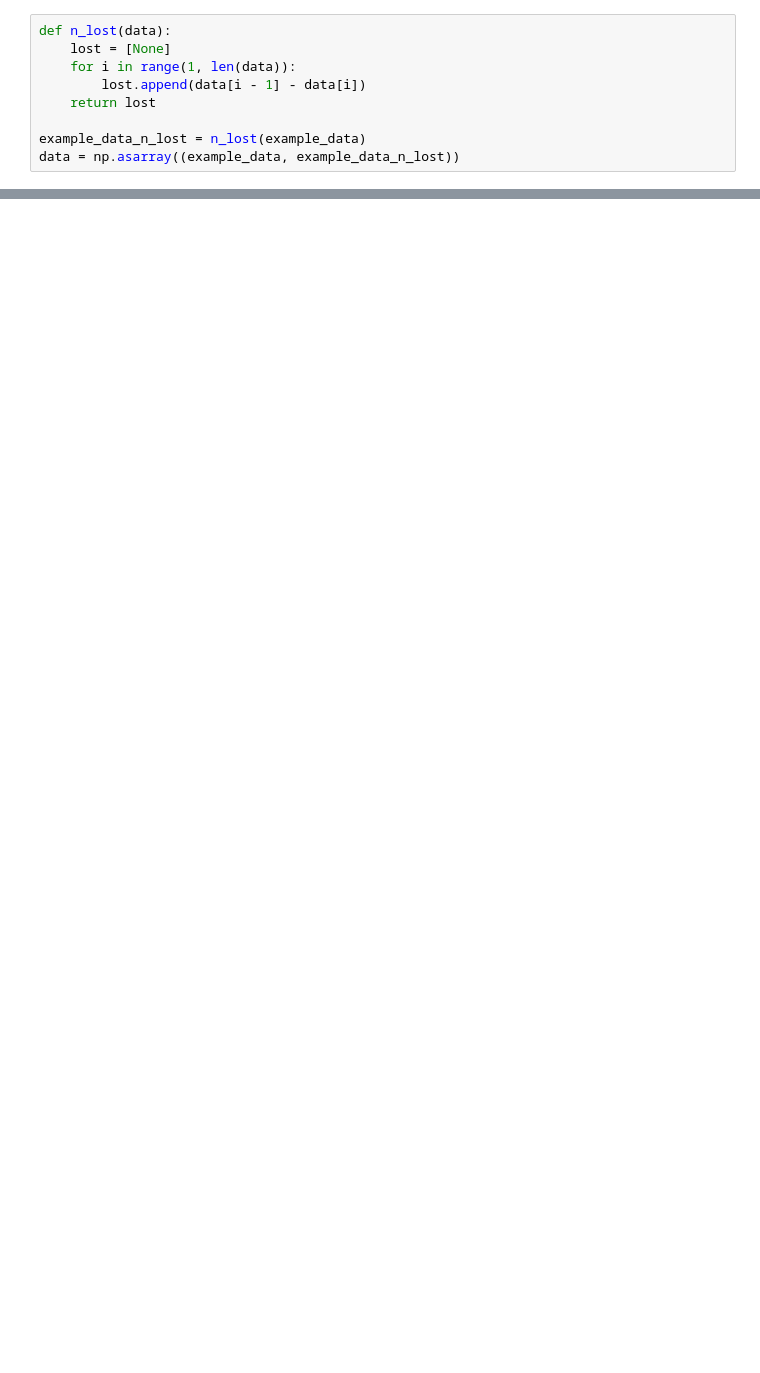
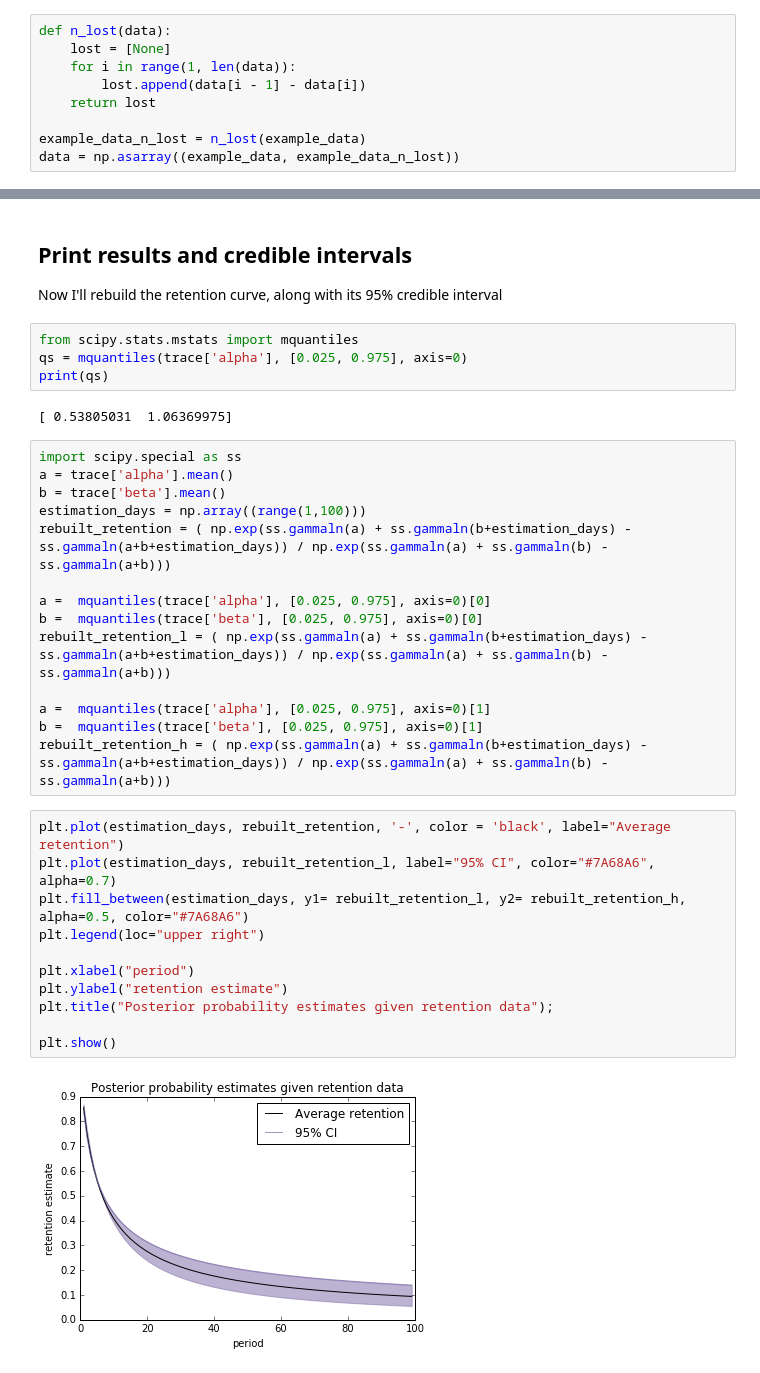
Before and after one commit to arielaguirre1420/bayesianprojection, a Jupyter notebook: Retention estimation for censored data.ipynb, the cells around one changed output, grey strips where cells are left out. Drawn from its saved outputs; the diff is of its cells as text; blank space fills up the shorter version.

```diff
--- a/Retention estimation for censored data.ipynb
+++ b/Retention estimation for censored data.ipynb
@@ -86,0 +113,36 @@ burned_trace['beta'].mean()
+# %% [markdown]
+## Print results and credible intervals
+Now I'll rebuild the retention curve, along with its 95% credible interval
+# %%
+from scipy.stats.mstats import mquantiles
+qs = mquantiles(trace['alpha'], [0.025, 0.975], axis=0)
+print(qs)
+# %% [output]
+[ 0.53805031  1.06369975]
+# %%
+import scipy.special as ss
+a = trace['alpha'].mean()
+b = trace['beta'].mean()
+estimation_days = np.array((range(1,100)))
+rebuilt_retention = ( np.exp(ss.gammaln(a) + ss.gammaln(b+estimation_days) - ss.gammaln(a+b+estimation_days)) / np.exp(ss.gammaln(a) + ss.gammaln(b) - ss.gammaln(a+b)))
+
+a =  mquantiles(trace['alpha'], [0.025, 0.975], axis=0)[0]
+b =  mquantiles(trace['beta'], [0.025, 0.975], axis=0)[0]
+rebuilt_retention_l = ( np.exp(ss.gammaln(a) + ss.gammaln(b+estimation_days) - ss.gammaln(a+b+estimation_days)) / np.exp(ss.gammaln(a) + ss.gammaln(b) - ss.gammaln(a+b)))
+
+a =  mquantiles(trace['alpha'], [0.025, 0.975], axis=0)[1]
+b =  mquantiles(trace['beta'], [0.025, 0.975], axis=0)[1]
+rebuilt_retention_h = ( np.exp(ss.gammaln(a) + ss.gammaln(b+estimation_days) - ss.gammaln(a+b+estimation_days)) / np.exp(ss.gammaln(a) + ss.gammaln(b) - ss.gammaln(a+b)))
+# %%
+plt.plot(estimation_days, rebuilt_retention, '-', color = 'black', label="Average retention")
+plt.plot(estimation_days, rebuilt_retention_l, label="95% CI", color="#7A68A6", alpha=0.7)
+plt.fill_between(estimation_days, y1= rebuilt_retention_l, y2= rebuilt_retention_h, alpha=0.5, color="#7A68A6")
+plt.legend(loc="upper right")
+
+plt.xlabel("period")
+plt.ylabel("retention estimate")
+plt.title("Posterior probability estimates given retention data");
+
+plt.show()
+# %% [output]
+[figure, added]
```
Also changed, not shown: parts of 8 cells of this notebook.
